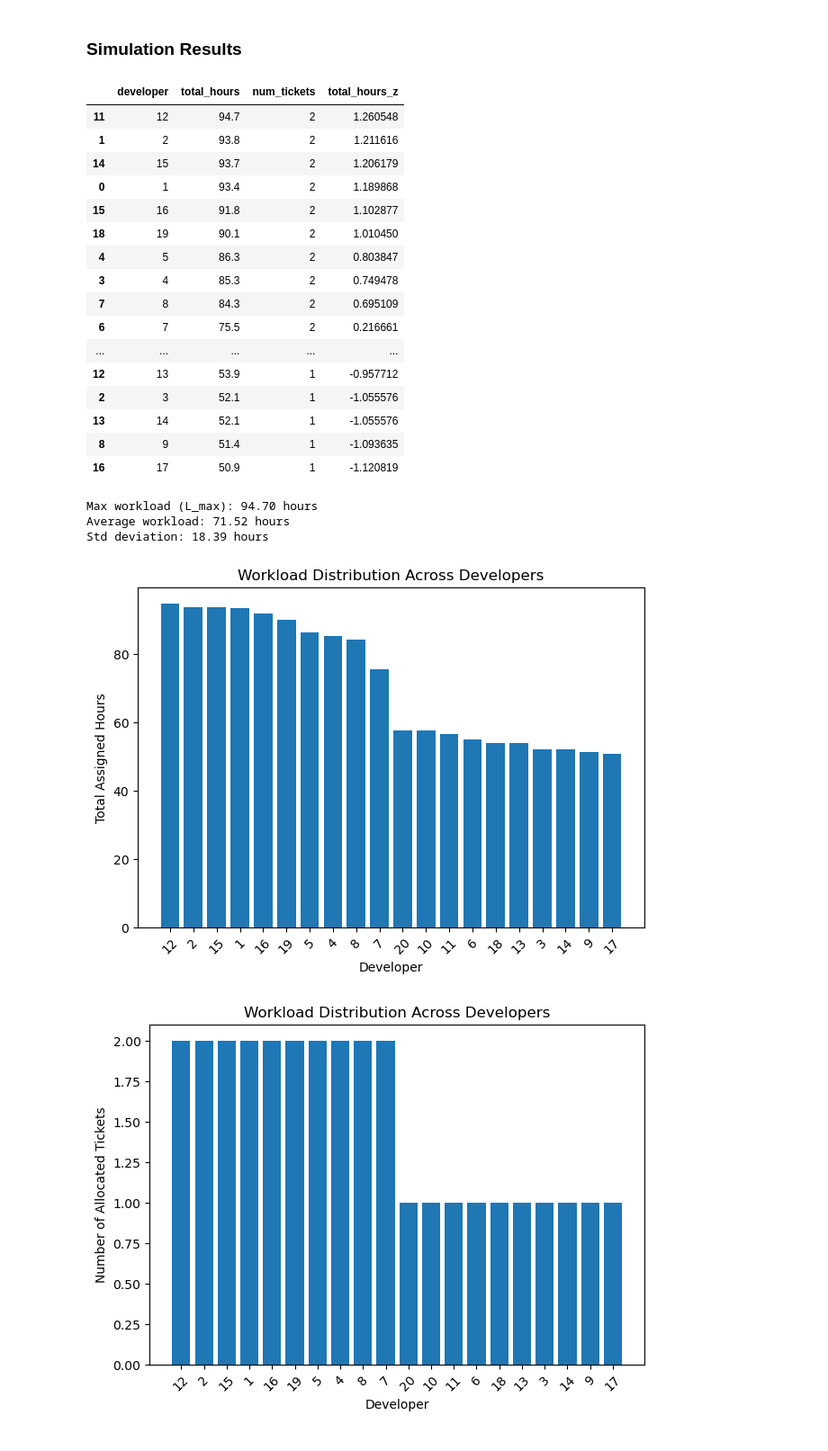
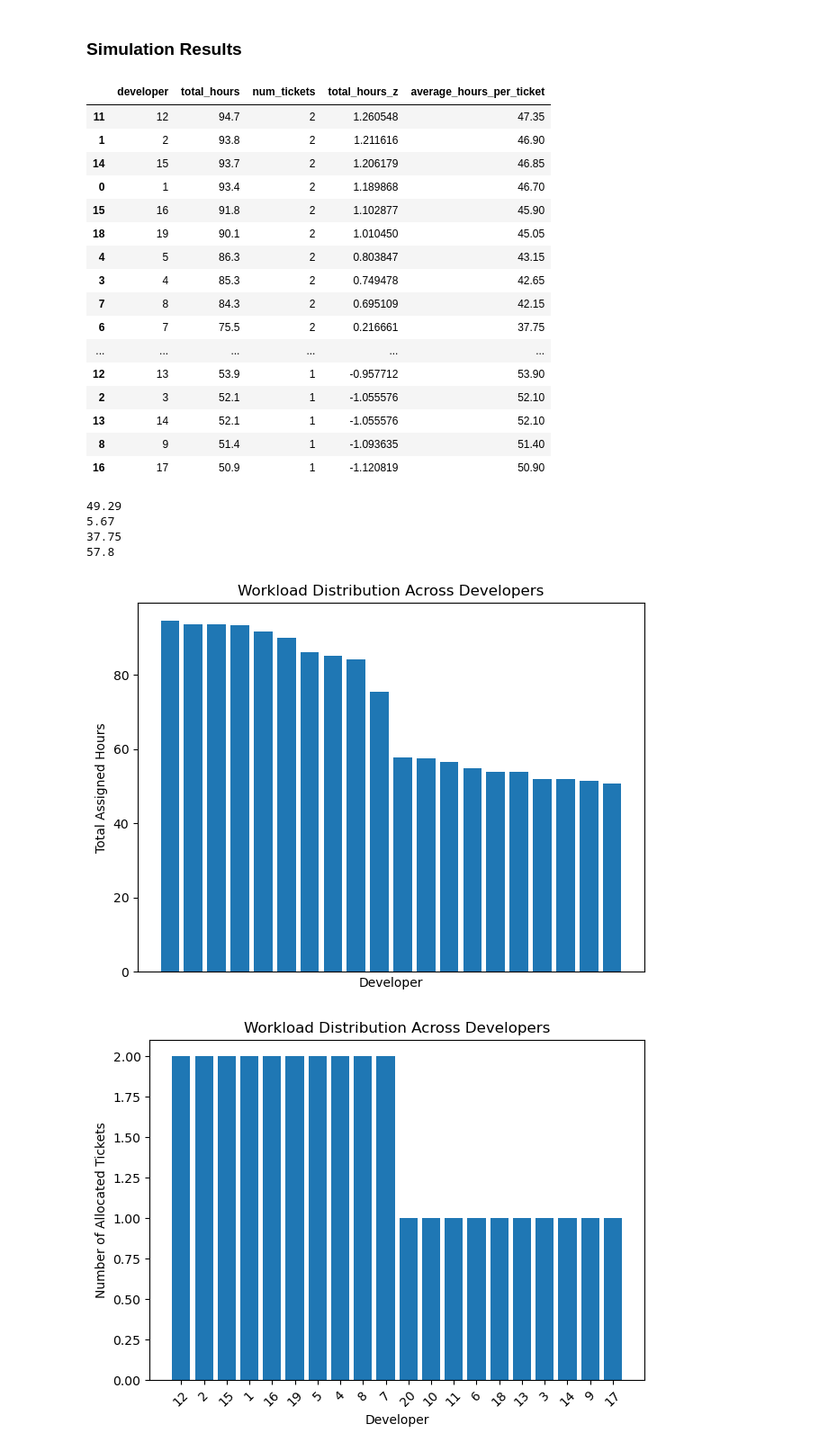
Before and after one commit to twliew/433-individual, a Jupyter notebook: analysis.ipynb, the cells around one changed output. Shown at 90% size. Saved outputs shown, nothing was run; the diff lists cells and outputs as text; code cells hidden in the pictures.

```diff
--- a/analysis.ipynb
+++ b/analysis.ipynb
@@ -116,65 +116,64 @@ developer_data = {
 }
 # %%
 # Convert developer_data dict to DataFrame
-df = pd.DataFrame.from_dict(developer_data, orient='index')
-df.index.name = 'developer'
-df.reset_index(inplace=True)
+df_eval = pd.DataFrame.from_dict(developer_data, orient='index')
+df_eval.index.name = 'developer'
+df_eval.reset_index(inplace=True)
 
 # Rename columns for clarity
-df = df.rename(columns={
+df_eval = df_eval.rename(columns={
     "Total Assigned Hours": "total_hours",
     "# of Allocated Tickets": "num_tickets"
 })
 
 # Add z-score normalization column for total_hours
-df['total_hours_z'] = (df['total_hours'] - df['total_hours'].mean()) / df['total_hours'].std()
+df_eval['total_hours_z'] = (df_eval['total_hours'] - df_eval['total_hours'].mean()) / df_eval['total_hours'].std()
 
+df_eval['average_hours_per_ticket'] = df_eval['total_hours'] / df_eval['num_tickets']
 # Sort by total_hours descending if needed
-summary_eval = df.sort_values(by="total_hours", ascending=False)
+summary_eval = df_eval.sort_values(by="total_hours", ascending=False)
 
 summary_eval
 # %% [output]
-|  | developer | total_hours | num_tickets | total_hours_z |
-| 11 | 12 | 94.7 | 2 | 1.260548 |
-| 1 | 2 | 93.8 | 2 | 1.211616 |
-| 14 | 15 | 93.7 | 2 | 1.206179 |
-| 0 | 1 | 93.4 | 2 | 1.189868 |
-| 15 | 16 | 91.8 | 2 | 1.102877 |
-| 18 | 19 | 90.1 | 2 | 1.010450 |
-| 4 | 5 | 86.3 | 2 | 0.803847 |
-| 3 | 4 | 85.3 | 2 | 0.749478 |
-| 7 | 8 | 84.3 | 2 | 0.695109 |
-| 6 | 7 | 75.5 | 2 | 0.216661 |
-| ... | ... | ... | ... | ... |
-| 12 | 13 | 53.9 | 1 | -0.957712 |
-| 2 | 3 | 52.1 | 1 | -1.055576 |
-| 13 | 14 | 52.1 | 1 | -1.055576 |
-| 8 | 9 | 51.4 | 1 | -1.093635 |
-| 16 | 17 | 50.9 | 1 | -1.120819 |
+|  | developer | total_hours | num_tickets | total_hours_z | average_hours_per_ticket |
+| 11 | 12 | 94.7 | 2 | 1.260548 | 47.35 |
+| 1 | 2 | 93.8 | 2 | 1.211616 | 46.90 |
+| 14 | 15 | 93.7 | 2 | 1.206179 | 46.85 |
+| 0 | 1 | 93.4 | 2 | 1.189868 | 46.70 |
+| 15 | 16 | 91.8 | 2 | 1.102877 | 45.90 |
+| 18 | 19 | 90.1 | 2 | 1.010450 | 45.05 |
+| 4 | 5 | 86.3 | 2 | 0.803847 | 43.15 |
+| 3 | 4 | 85.3 | 2 | 0.749478 | 42.65 |
+| 7 | 8 | 84.3 | 2 | 0.695109 | 42.15 |
+| 6 | 7 | 75.5 | 2 | 0.216661 | 37.75 |
+| ... | ... | ... | ... | ... | ... |
+| 12 | 13 | 53.9 | 1 | -0.957712 | 53.90 |
+| 2 | 3 | 52.1 | 1 | -1.055576 | 52.10 |
+| 13 | 14 | 52.1 | 1 | -1.055576 | 52.10 |
+| 8 | 9 | 51.4 | 1 | -1.093635 | 51.40 |
+| 16 | 17 | 50.9 | 1 | -1.120819 | 50.90 |
-# %%
-max_workload = summary_eval['total_hours'].max()
-mean_workload = summary_eval['total_hours'].mean()
-std_workload = summary_eval['total_hours'].std()
-
-print(f"Max workload (L_max): {max_workload:.2f} hours")
-print(f"Average workload: {mean_workload:.2f} hours")
-print(f"Std deviation: {std_workload:.2f} hours")
-# %% [output]
-Max workload (L_max): 94.70 hours
-Average workload: 71.52 hours
-Std deviation: 18.39 hours
+# %%
+print(round(summary_eval['average_hours_per_ticket'].mean(), 2))
+print(round(summary_eval['average_hours_per_ticket'].std(), 2))
+print(round(summary_eval['average_hours_per_ticket'].min(), 2))
+print(round(summary_eval['average_hours_per_ticket'].max(), 2))
+# %% [output]
+49.29
+5.67
+37.75
+57.8
 # %%
 # Bar chart of total hours per developer
 plt.figure()
 plt.bar(summary_eval['developer'].astype(str), summary_eval['total_hours'])
 plt.xlabel('Developer')
 plt.ylabel('Total Assigned Hours')
 plt.title('Workload Distribution Across Developers')
-plt.xticks(rotation=45)
+plt.xticks([])
 plt.tight_layout()
 plt.show()
 # %% [output]
-[figure, old version]
+[figure, new version]
 # %%
 # Bar chart of total hours per developer
 plt.figure()
```
Also changed, not shown: parts of 5 cells of this notebook, 3 other files.
